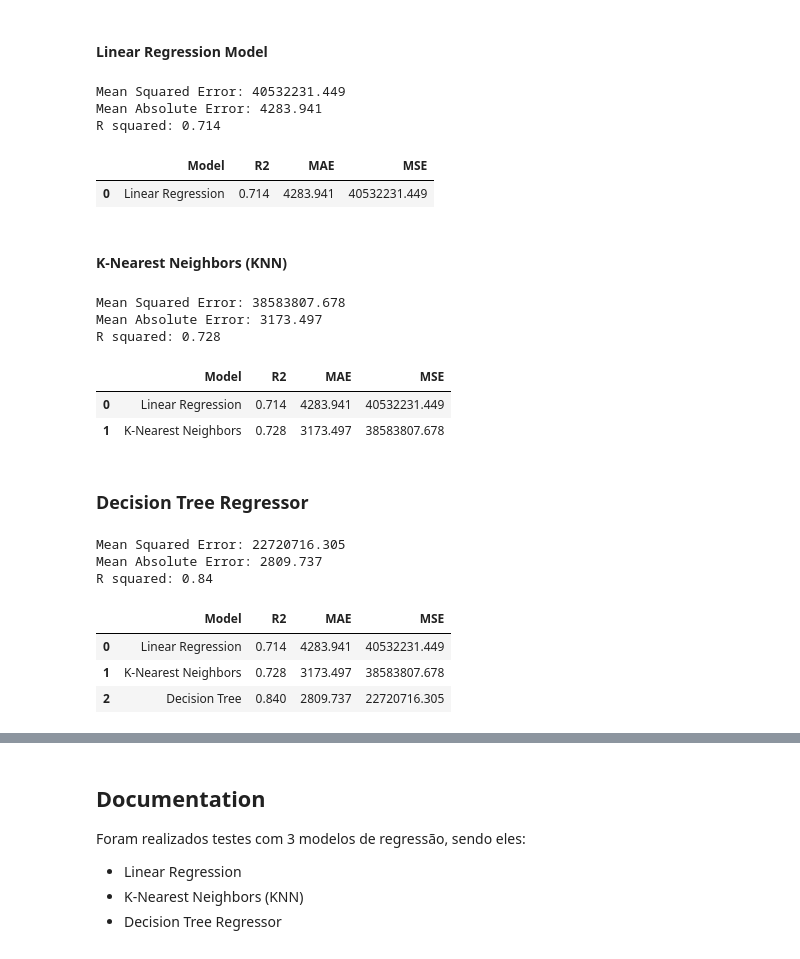
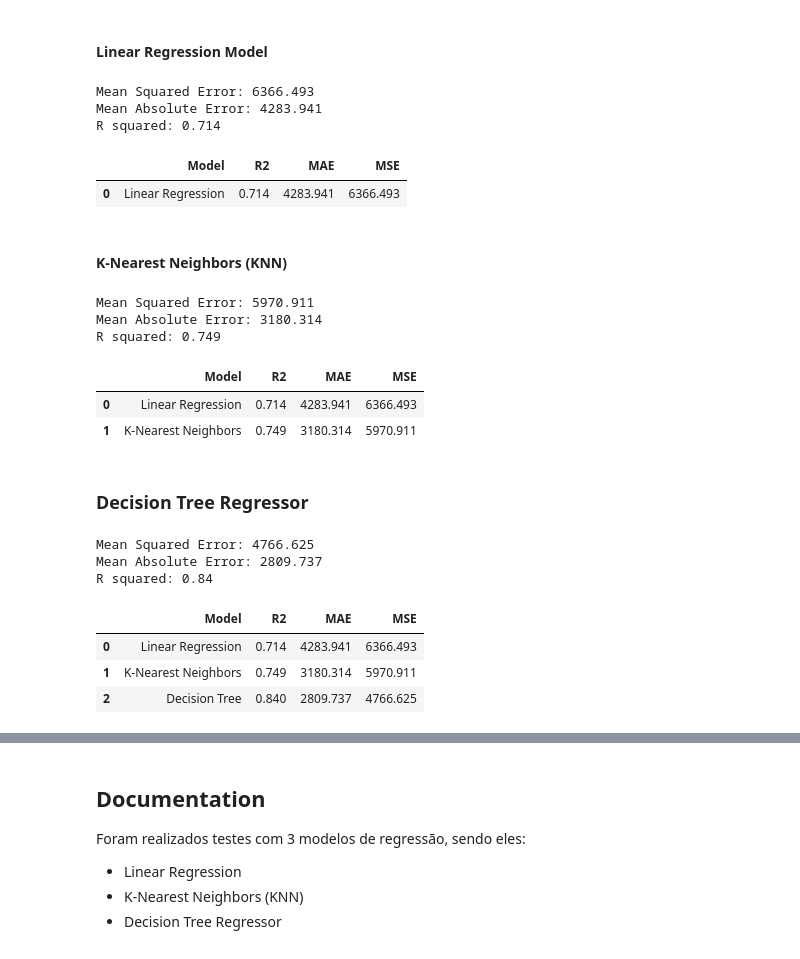
Before and after one commit to carlos-rian/fiap-pos-tech, a Jupyter notebook: tech-challenge.ipynb, the cells around one changed output, grey strips where cells are left out. Cells and saved outputs as stored; diff of their text form; code cells hidden in the pictures.

```diff
--- a/tech-challenge.ipynb
+++ b/tech-challenge.ipynb
@@ -45,7 +52,7 @@ def region_replace(value):
 
 
 raw["regiao"] = raw["regiao"].apply(region_replace)
-raw["genero"] = raw["genero"].apply(lambda value: value == "male")# "masculino" if value == "male" else "feminino")
+raw["genero"] = raw["genero"].apply(lambda value: "masculino" if value == "male" else "feminino")
 raw["fumante"] = raw["fumante"].apply(lambda value: "sim" if value == "yes" else "não")
 
 raw
@@ -153,8 +160,8 @@ from sklearn.model_selection import train_test_split
 X = raw.drop('encargos', axis=1)
 y = raw['encargos']
 
-categorical_cols = ['fumante', 'regiao']
-numerical_cols = ['genero', 'idade', 'imc', 'filhos']
+categorical_cols = ['fumante', 'regiao', 'genero']
+numerical_cols = ['idade', 'imc', 'filhos']
 
 numerical_transformer = StandardScaler()
 categorical_transformer = OneHotEncoder(drop='first')
@@ -174,7 +181,7 @@ df_models = pd.DataFrame(columns=['Model', 'R2', 'MAE', 'MSE'])
 # %% [markdown]
 #### Linear Regression Model
 # %%
-from sklearn.metrics import mean_squared_error, mean_absolute_error, r2_score
+from sklearn.metrics import mean_absolute_error, r2_score, root_mean_squared_error
 from sklearn.linear_model import LinearRegression
 from sklearn.pipeline import Pipeline
 
@@ -186,7 +193,7 @@ linear_reg_pipeline = Pipeline(steps=[
 linear_reg_pipeline.fit(X_train, y_train)
 pred_linear_reg = linear_reg_pipeline.predict(X_test)
 
-mse = round(mean_squared_error(y_test, pred_linear_reg), 3)
+mse = round(root_mean_squared_error(y_test, pred_linear_reg), 3)
 mae = round(mean_absolute_error(y_test, pred_linear_reg), 3)
 r2score = round(r2_score(y_test, pred_linear_reg), 3)
 
@@ -197,11 +204,11 @@ print(f"R squared: {r2score}")
 df_models.loc[len(df_models)] = {'Model': 'Linear Regression', 'R2': r2score, 'MAE': mae, 'MSE': mse}
 df_models
 # %% [output]
-Mean Squared Error: 40532231.449
+Mean Squared Error: 6366.493
 Mean Absolute Error: 4283.941
 R squared: 0.714
 |  | Model | R2 | MAE | MSE |
-| 0 | Linear Regression | 0.714 | 4283.941 | 40532231.449 |
+| 0 | Linear Regression | 0.714 | 4283.941 | 6366.493 |
 # %% [markdown]
 #### K-Nearest Neighbors (KNN)
 # %%
@@ -226,7 +233,7 @@ grid_search_knn.fit(X_train, y_train)
 best_knn_model = grid_search_knn.best_estimator_
 knn_predictions = best_knn_model.predict(X_test)
 
-mse = round(mean_squared_error(y_test, knn_predictions), 3)
+mse = round(root_mean_squared_error(y_test, knn_predictions), 3)
 mae = round(mean_absolute_error(y_test, knn_predictions), 3)
 r2score = round(r2_score(y_test, knn_predictions), 3)
 
@@ -237,54 +244,54 @@ print(f"R squared: {r2score}")
 df_models.loc[len(df_models)] = {'Model': 'K-Nearest Neighbors', 'R2': r2score, 'MAE': mae, 'MSE': mse}
 df_models
 # %% [output]
-Mean Squared Error: 38583807.678
-Mean Absolute Error: 3173.497
-R squared: 0.728
+Mean Squared Error: 5970.911
+Mean Absolute Error: 3180.314
+R squared: 0.749
 |  | Model | R2 | MAE | MSE |
-| 0 | Linear Regression | 0.714 | 4283.941 | 40532231.449 |
-| 1 | K-Nearest Neighbors | 0.728 | 3173.497 | 38583807.678 |
+| 0 | Linear Regression | 0.714 | 4283.941 | 6366.493 |
+| 1 | K-Nearest Neighbors | 0.749 | 3180.314 | 5970.911 |
 # %% [markdown]
 ### Decision Tree Regressor
 # %%
-from sklearn.tree import DecisionTreeRegressor, plot_tree
+from sklearn.tree import DecisionTreeRegressor
 
 decision_tree_pipeline = Pipeline(steps=[
     ('preprocessor', preprocessor),
-    ('model', DecisionTreeRegressor())
+    ('model', DecisionTreeRegressor(max_depth=2))
 ])
 
 param_grid_decision_tree = {
-    'model__criterion': ['squared_error', 'friedman_mse', 'poisson'],
+    'model__criterion': ['squared_error'],# 'friedman_mse', 'poisson'],
     'model__max_depth': [None, 10, 20, 30, 40, 50],
     'model__min_samples_split': [2, 5, 10],
     'model__min_samples_leaf': [1, 2, 4],
     'model__max_features': [None, 'sqrt', 'log2'],
     'model__max_leaf_nodes': [None, 10, 20, 30]
 }
 
 grid_search_decision_tree = GridSearchCV(decision_tree_pipeline, param_grid_decision_tree, cv=5, scoring='neg_mean_squared_error', n_jobs = -1)
 
 grid_search_decision_tree.fit(X_train, y_train)
 
 best_decision_tree_model = grid_search_decision_tree.best_estimator_
 decision_tree_predictions = grid_search_decision_tree.predict(X_test)
 
 
-mse = round(mean_squared_error(y_test, decision_tree_predictions), 3)
+mse = round(root_mean_squared_error(y_test, decision_tree_predictions), 3)
 mae = round(mean_absolute_error(y_test, decision_tree_predictions), 3)
 r2 = round(r2_score(y_test, decision_tree_predictions), 3)
 
 print(f"Mean Squared Error: {mse}")
 print(f"Mean Absolute Error: {mae}")
 print(f"R squared: {r2}")
 
 df_models.loc[len(df_models)] = {'Model': 'Decision Tree', 'R2': r2, 'MAE': mae, 'MSE': mse}
 df_models
 # %% [output]
-Mean Squared Error: 22720716.305
+Mean Squared Error: 4766.625
 Mean Absolute Error: 2809.737
 R squared: 0.84
 |  | Model | R2 | MAE | MSE |
-| 0 | Linear Regression | 0.714 | 4283.941 | 40532231.449 |
-| 1 | K-Nearest Neighbors | 0.728 | 3173.497 | 38583807.678 |
-| 2 | Decision Tree | 0.840 | 2809.737 | 22720716.305 |
+| 0 | Linear Regression | 0.714 | 4283.941 | 6366.493 |
+| 1 | K-Nearest Neighbors | 0.749 | 3180.314 | 5970.911 |
+| 2 | Decision Tree | 0.840 | 2809.737 | 4766.625 |
```
Also changed, not shown: parts of 8 cells of this notebook, 1 other file.
